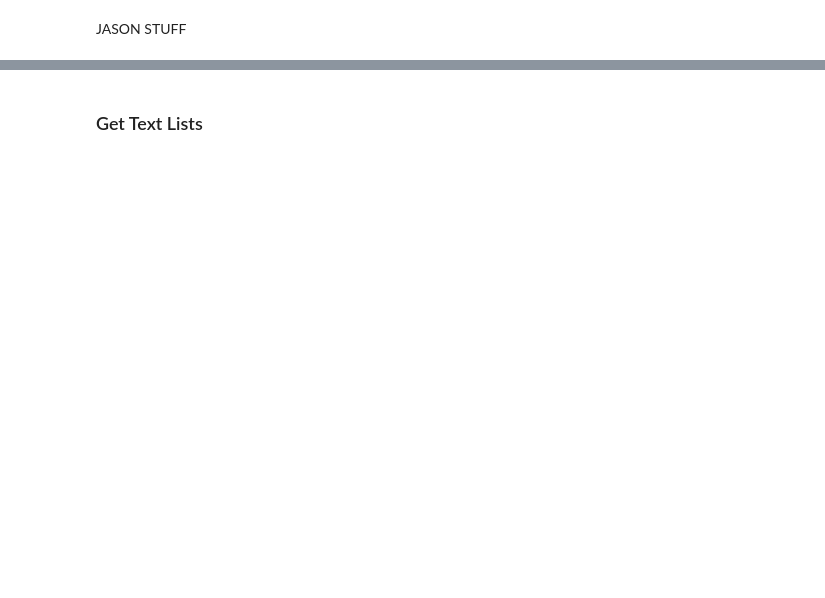
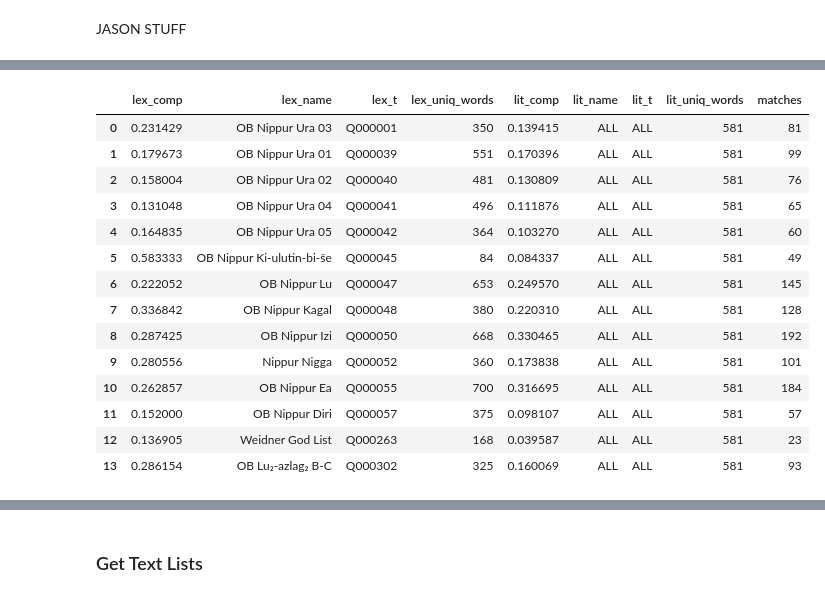
Before and after one commit to jasondmoser1212/CompAss-Jason, a Jupyter notebook: lex_vocab.ipynb, the cells around one changed output, grey strips where cells are left out. Drawn from its saved outputs; the diff is of its cells as text; code cells hidden in the pictures; blank space fills up the shorter version.

```diff
--- a/lex_vocab.ipynb
+++ b/lex_vocab.ipynb
@@ -99,3 +517,21 @@ def compare_single(lex_wl,lit_wl):
+# %%
+df_comps_nonlex_1
+# %% [output]
+|  | lex_comp | lex_name | lex_t | lex_uniq_words | lit_comp | lit_name | lit_t | lit_uniq_words | matches |
+| 0 | 0.231429 | OB Nippur Ura 03 | Q000001 | 350 | 0.139415 | ALL | ALL | 581 | 81 |
+| 1 | 0.179673 | OB Nippur Ura 01 | Q000039 | 551 | 0.170396 | ALL | ALL | 581 | 99 |
+| 2 | 0.158004 | OB Nippur Ura 02 | Q000040 | 481 | 0.130809 | ALL | ALL | 581 | 76 |
+| 3 | 0.131048 | OB Nippur Ura 04 | Q000041 | 496 | 0.111876 | ALL | ALL | 581 | 65 |
+| 4 | 0.164835 | OB Nippur Ura 05 | Q000042 | 364 | 0.103270 | ALL | ALL | 581 | 60 |
+| 5 | 0.583333 | OB Nippur Ki-ulutin-bi-še | Q000045 | 84 | 0.084337 | ALL | ALL | 581 | 49 |
+| 6 | 0.222052 | OB Nippur Lu | Q000047 | 653 | 0.249570 | ALL | ALL | 581 | 145 |
+| 7 | 0.336842 | OB Nippur Kagal | Q000048 | 380 | 0.220310 | ALL | ALL | 581 | 128 |
+| 8 | 0.287425 | OB Nippur Izi | Q000050 | 668 | 0.330465 | ALL | ALL | 581 | 192 |
+| 9 | 0.280556 | Nippur Nigga | Q000052 | 360 | 0.173838 | ALL | ALL | 581 | 101 |
+| 10 | 0.262857 | OB Nippur Ea | Q000055 | 700 | 0.316695 | ALL | ALL | 581 | 184 |
+| 11 | 0.152000 | OB Nippur Diri | Q000057 | 375 | 0.098107 | ALL | ALL | 581 | 57 |
+| 12 | 0.136905 | Weidner God List | Q000263 | 168 | 0.039587 | ALL | ALL | 581 | 23 |
+| 13 | 0.286154 | OB Lu₂-azlag₂ B-C | Q000302 | 325 | 0.160069 | ALL | ALL | 581 | 93 |
 # %%
 lex_wl = set(lexical['lemma'])
 lit_wl = set(etcsl['lemma'])
```
Also changed, not shown: parts of 73 cells of this notebook, 8 other files.
